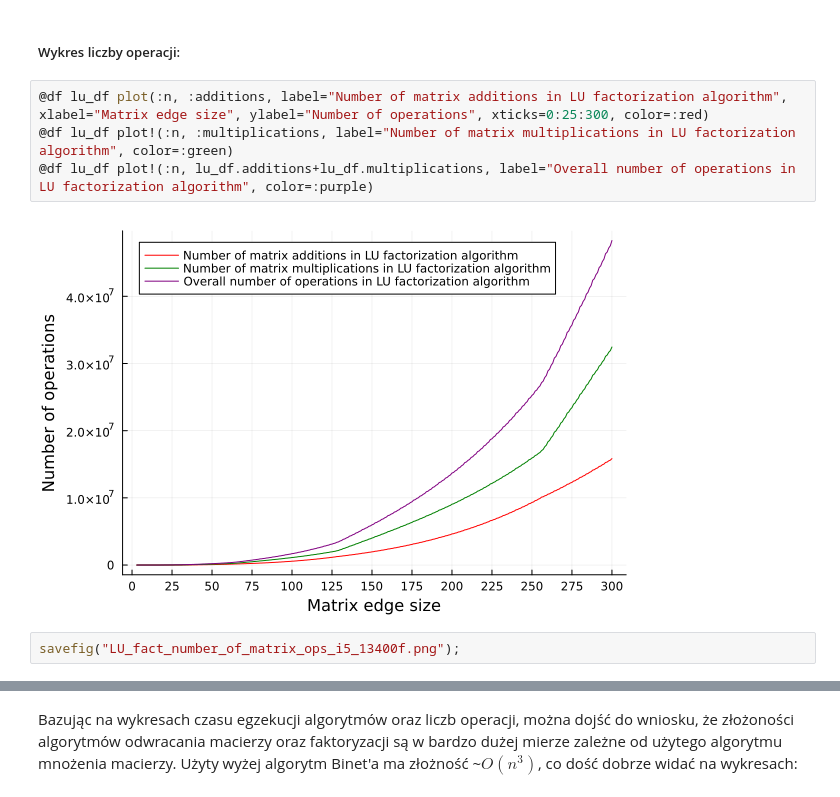
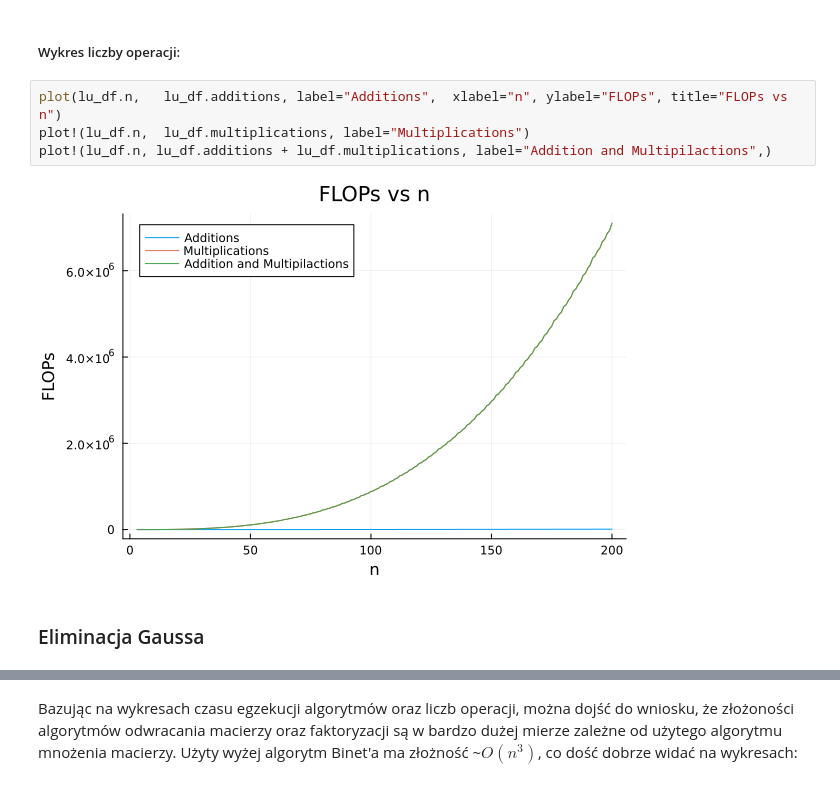
Before and after one commit to janmast1o/Macierzowe, a Jupyter notebook: Lab2/lab2.ipynb, the cells around one changed output, grey strips where cells are left out. Drawn from its saved outputs; the diff is of its cells as text.

```diff
--- a/Lab2/lab2.ipynb
+++ b/Lab2/lab2.ipynb
@@ -574,10 +538,10 @@ savefig("LU_fact_execution_time_i5_13400f.png");
 # %% [markdown]
 ##### Wykres liczby operacji:
-# %%
-@df lu_df plot(:n, :additions, label="Number of matrix additions in LU factorization algorithm", xlabel="Matrix edge size", ylabel="Number of operations", xticks=0:25:300, color=:red)
-@df lu_df plot!(:n, :multiplications, label="Number of matrix multiplications in LU factorization algorithm", color=:green)
-@df lu_df plot!(:n, lu_df.additions+lu_df.multiplications, label="Overall number of operations in LU factorization algorithm", color=:purple)
-# %% [output]
-[figure, removed]
-# %%
-savefig("LU_fact_number_of_matrix_ops_i5_13400f.png");
+# %%
+plot(lu_df.n,   lu_df.additions, label="Additions",  xlabel="n", ylabel="FLOPs", title="FLOPs vs n")
+plot!(lu_df.n,  lu_df.multiplications, label="Multiplications")
+plot!(lu_df.n, lu_df.additions + lu_df.multiplications, label="Addition and Multipilactions",)
+# %% [output]
+[figure, added]
+# %% [markdown]
+### Eliminacja Gaussa
```
Also changed, not shown: parts of 99 cells of this notebook, 18 other files.
